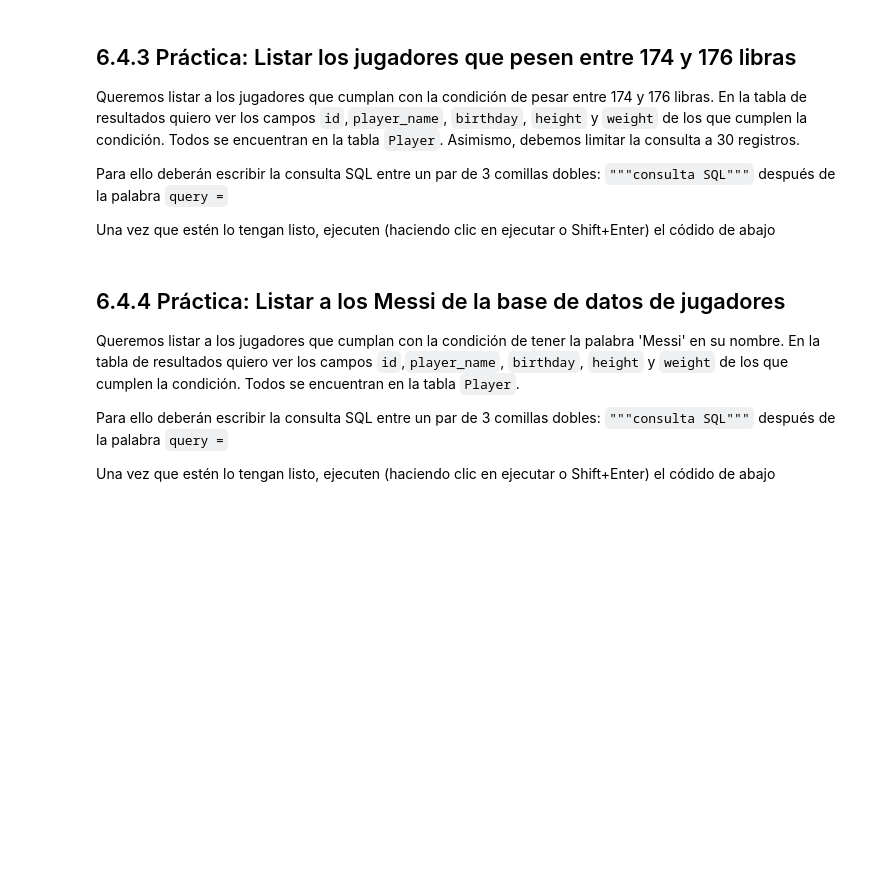
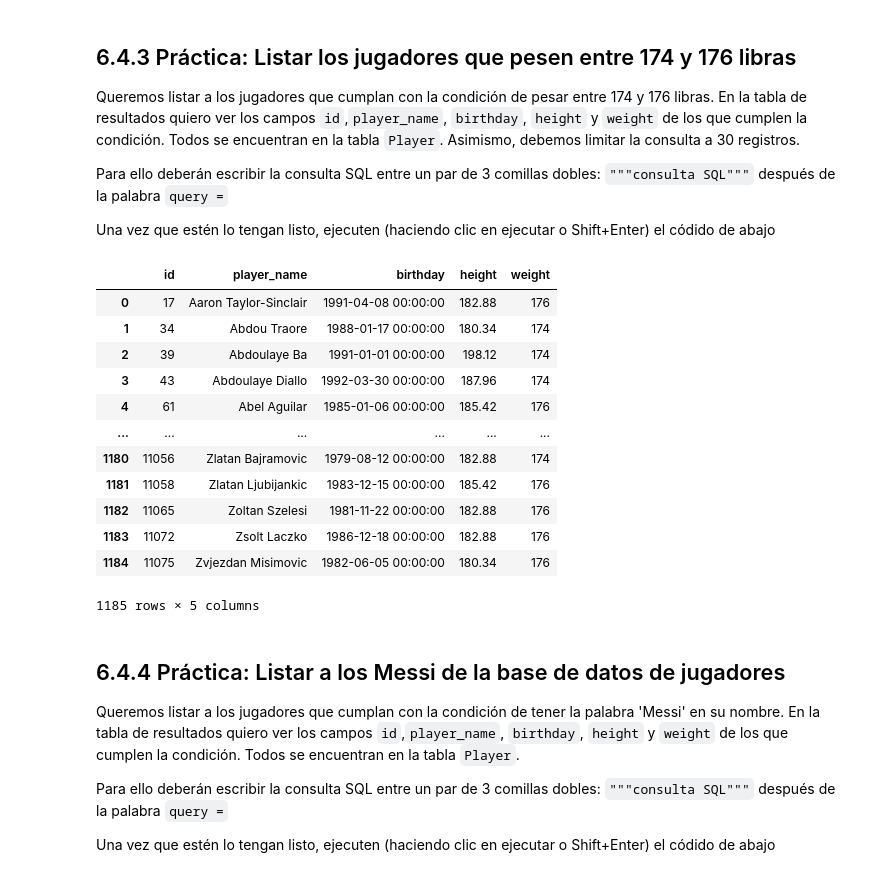
Before and after one commit to saritalun19/Talento_Tech, a Jupyter notebook: 3_Taller_SQL.ipynb, the cells around one changed output. Drawn from its saved outputs; the diff is of its cells as text; code cells hidden in the pictures; blank space fills up the shorter version.

```diff
--- a/3_Taller_SQL.ipynb
+++ b/3_Taller_SQL.ipynb
@@ -805,11 +957,31 @@ Una vez que estén lo tengan listo, ejecuten (haciendo clic en ejecutar o Shift+
 # %%
 #Ingrese la la consulta SQL entre un par de 3 comillas dobles: """consulta SQL""" después de la palabra query =
 
-query =
+query = """SELECT id, player_name, birthday, height, weight
+           FROM Player
+           WHERE weight BETWEEN 174 AND 176"""
+
+#No modificar lo siguiente:
+countries_dif = pd.read_sql(query, conn)
+countries_dif
 
 #No modificar lo siguiente:
 players_weight = pd.read_sql(query, conn)
 players_weight
+# %% [output]
+|  | id | player_name | birthday | height | weight |
+| 0 | 17 | Aaron Taylor-Sinclair | 1991-04-08 00:00:00 | 182.88 | 176 |
+| 1 | 34 | Abdou Traore | 1988-01-17 00:00:00 | 180.34 | 174 |
+| 2 | 39 | Abdoulaye Ba | 1991-01-01 00:00:00 | 198.12 | 174 |
+| 3 | 43 | Abdoulaye Diallo | 1992-03-30 00:00:00 | 187.96 | 174 |
+| 4 | 61 | Abel Aguilar | 1985-01-06 00:00:00 | 185.42 | 176 |
+| ... | ... | ... | ... | ... | ... |
+| 1180 | 11056 | Zlatan Bajramovic | 1979-08-12 00:00:00 | 182.88 | 174 |
+| 1181 | 11058 | Zlatan Ljubijankic | 1983-12-15 00:00:00 | 185.42 | 176 |
+| 1182 | 11065 | Zoltan Szelesi | 1981-11-22 00:00:00 | 182.88 | 176 |
+| 1183 | 11072 | Zsolt Laczko | 1986-12-18 00:00:00 | 182.88 | 176 |
+| 1184 | 11075 | Zvjezdan Misimovic | 1982-06-05 00:00:00 | 180.34 | 176 |
+1185 rows × 5 columns
 # %% [markdown]
 ## 6.4.4 Práctica: Listar a los Messi de la base de datos de jugadores
 
```
Also changed, not shown: parts of 24 cells of this notebook.
